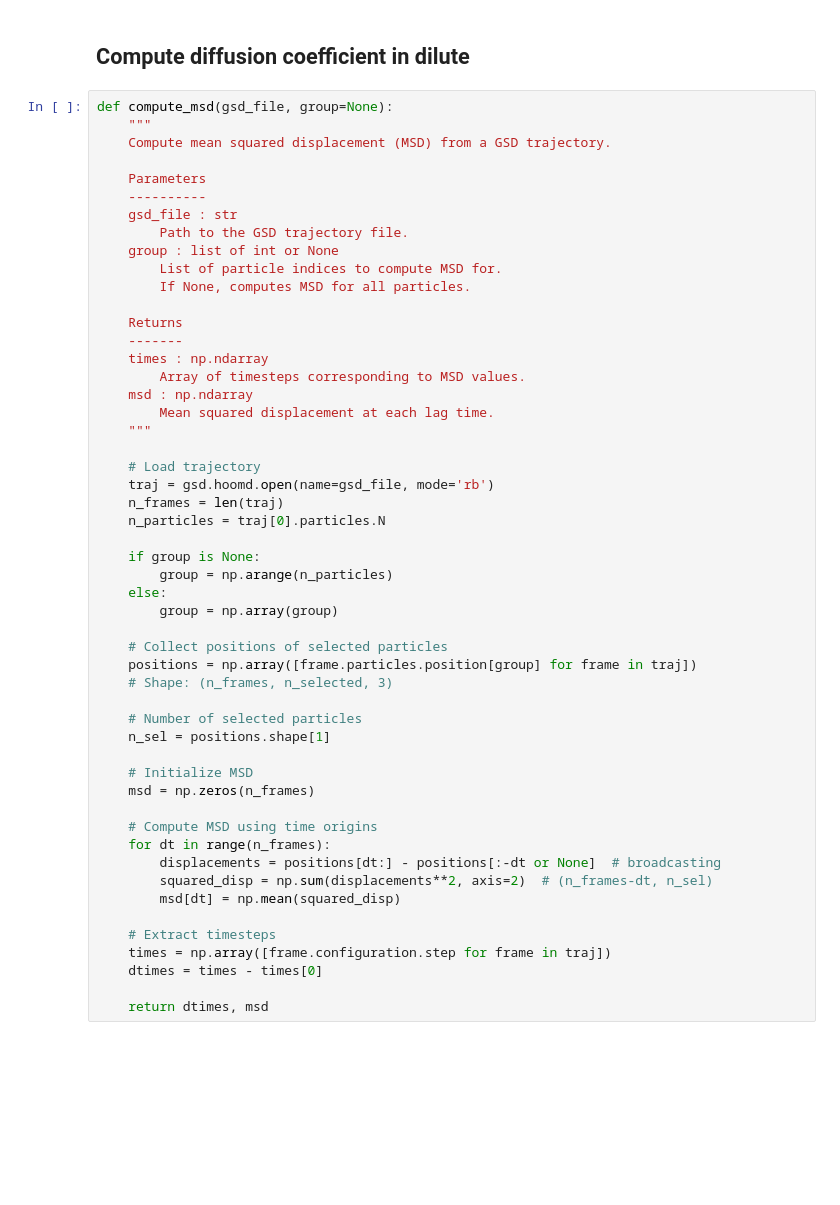
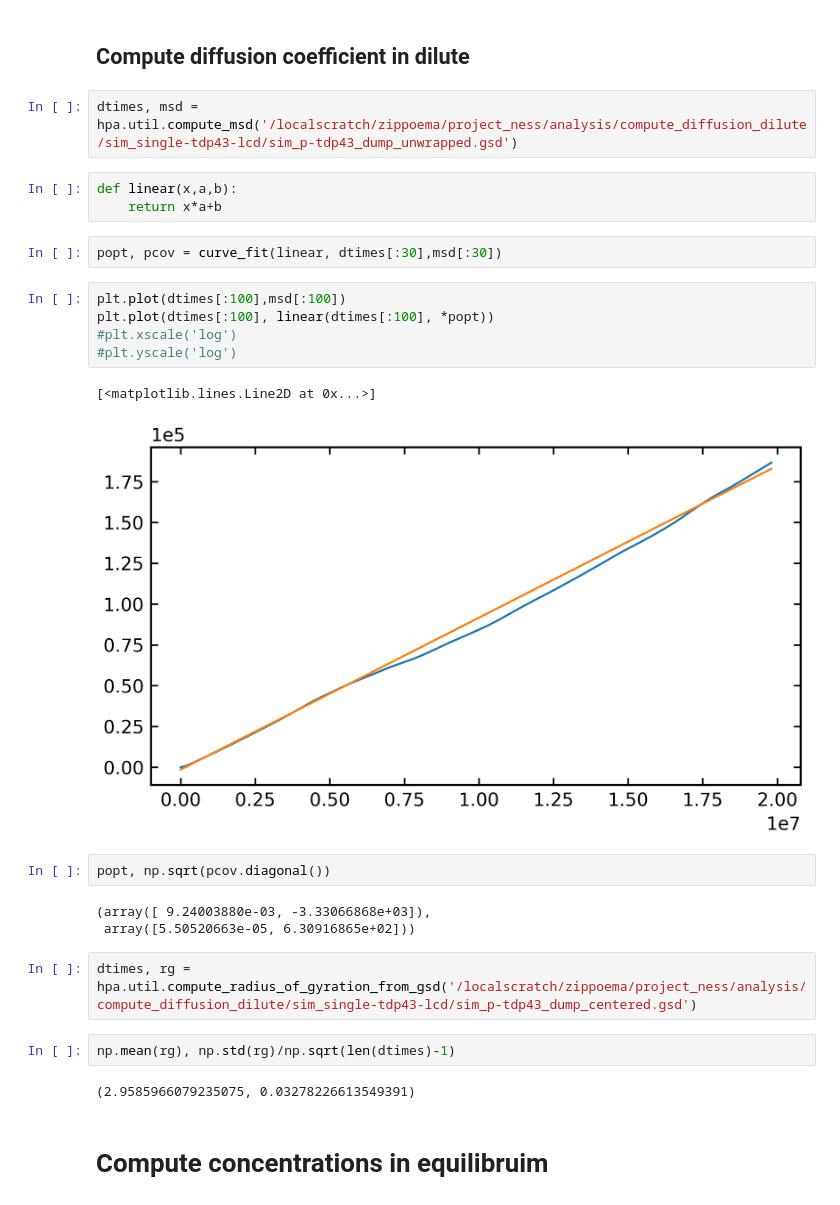
Before and after one commit to ezippo/HPA, a Jupyter notebook: active_droplets.ipynb, the cells around one changed output. Drawn from its saved outputs; the diff is of its cells as text; blank space fills up the shorter version.

```diff
--- a/active_droplets.ipynb
+++ b/active_droplets.ipynb
@@ -120,54 +93,30 @@ ser_i[4514]
 # %% [markdown]
 ## Compute diffusion coefficient in dilute
-# %%
-def compute_msd(gsd_file, group=None):
-    """
-    Compute mean squared displacement (MSD) from a GSD trajectory.
-
-    Parameters
-    ----------
-    gsd_file : str
-        Path to the GSD trajectory file.
-    group : list of int or None
-        List of particle indices to compute MSD for.
-        If None, computes MSD for all particles.
-
-    Returns
-    -------
-    times : np.ndarray
-        Array of timesteps corresponding to MSD values.
-    msd : np.ndarray
-        Mean squared displacement at each lag time.
-    """
-
-    # Load trajectory
-    traj = gsd.hoomd.open(name=gsd_file, mode='rb')
-    n_frames = len(traj)
-    n_particles = traj[0].particles.N
-
-    if group is None:
-        group = np.arange(n_particles)
-    else:
-        group = np.array(group)
-
-    # Collect positions of selected particles
-    positions = np.array([frame.particles.position[group] for frame in traj])
-    # Shape: (n_frames, n_selected, 3)
-
-    # Number of selected particles
-    n_sel = positions.shape[1]
-
-    # Initialize MSD
-    msd = np.zeros(n_frames)
-
-    # Compute MSD using time origins
-    for dt in range(n_frames):
-        displacements = positions[dt:] - positions[:-dt or None]  # broadcasting
-        squared_disp = np.sum(displacements**2, axis=2)  # (n_frames-dt, n_sel)
-        msd[dt] = np.mean(squared_disp)
-
-    # Extract timesteps
-    times = np.array([frame.configuration.step for frame in traj])
-    dtimes = times - times[0]
-
-    return dtimes, msd
+# %%
+dtimes, msd = hpa.util.compute_msd('/localscratch/zippoema/project_ness/analysis/compute_diffusion_dilute/sim_single-tdp43-lcd/sim_p-tdp43_dump_unwrapped.gsd')
+# %%
+def linear(x,a,b):
+    return x*a+b
+# %%
+popt, pcov = curve_fit(linear, dtimes[:30],msd[:30])
+# %%
+plt.plot(dtimes[:100],msd[:100])
+plt.plot(dtimes[:100], linear(dtimes[:100], *popt))
+#plt.xscale('log')
+#plt.yscale('log')
+# %% [output]
+[<matplotlib.lines.Line2D at 0x...>]
+[figure, added]
+# %%
+popt, np.sqrt(pcov.diagonal())
+# %% [output]
+(array([ 9.24003880e-03, -3.33066868e+03]),
+ array([5.50520663e-05, 6.30916865e+02]))
+# %%
+dtimes, rg = hpa.util.compute_radius_of_gyration_from_gsd('/localscratch/zippoema/project_ness/analysis/compute_diffusion_dilute/sim_single-tdp43-lcd/sim_p-tdp43_dump_centered.gsd')
+# %%
+np.mean(rg), np.std(rg)/np.sqrt(len(dtimes)-1)
+# %% [output]
+(2.9585966079235075, 0.03278226613549391)
+# %% [markdown]
+# Compute concentrations in equilibruim
```
Also changed, not shown: parts of 24 cells of this notebook, 2 other files.
